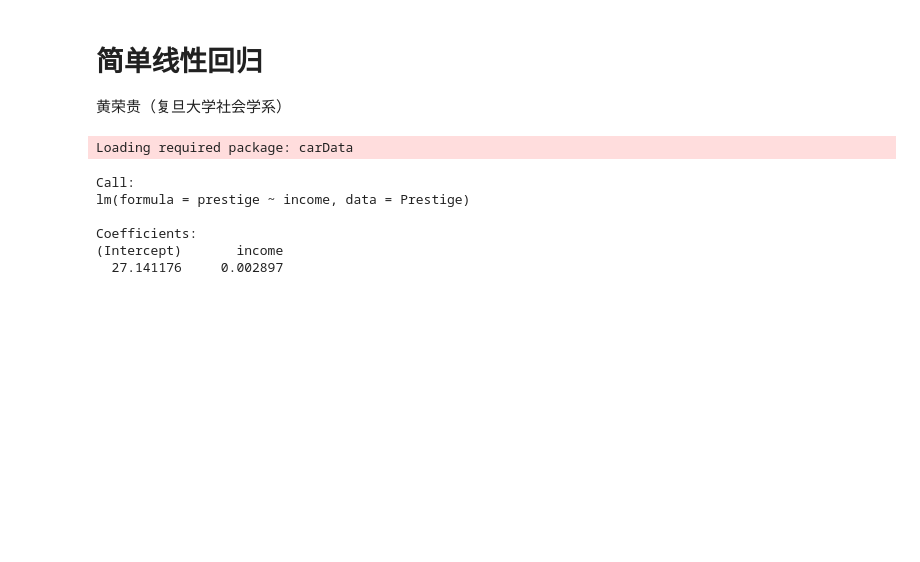
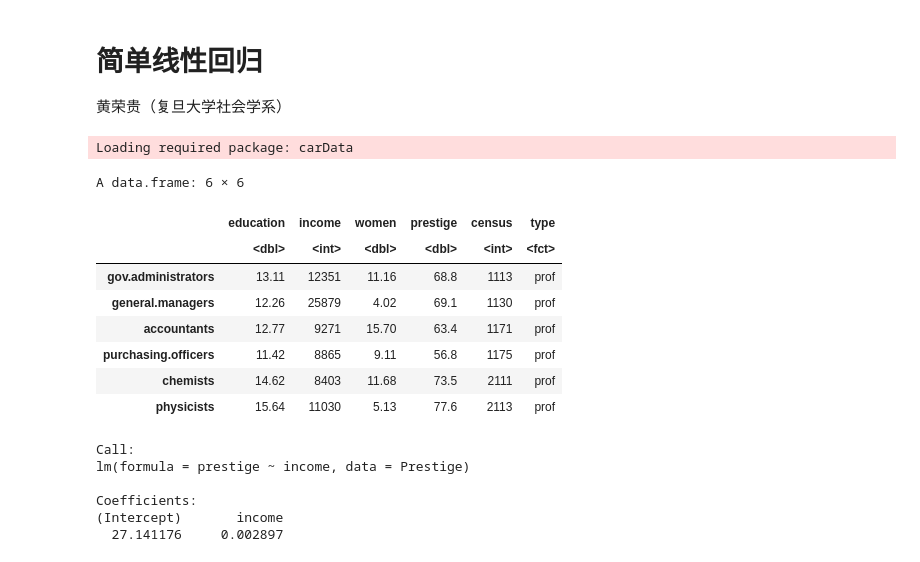
Before and after one commit to Ronggui/SOCI620004, a Jupyter notebook: Simple regression.ipynb, the cells around one changed output. Drawn from its saved outputs; the diff is of its cells as text; code cells hidden in the pictures; blank space fills up the shorter version.

```diff
--- a/Simple regression.ipynb
+++ b/Simple regression.ipynb
@@ -6,6 +6,18 @@
 library(car)
 # %% [output]
 Loading required package: carData
+# %%
+head(Prestige)
+# %% [output]
+A data.frame: 6 × 6
+|  | education | income | women | prestige | census | type |
+|  | <dbl> | <int> | <dbl> | <dbl> | <int> | <fct> |
+| gov.administrators | 13.11 | 12351 | 11.16 | 68.8 | 1113 | prof |
+| general.managers | 12.26 | 25879 | 4.02 | 69.1 | 1130 | prof |
+| accountants | 12.77 | 9271 | 15.70 | 63.4 | 1171 | prof |
+| purchasing.officers | 11.42 | 8865 | 9.11 | 56.8 | 1175 | prof |
+| chemists | 14.62 | 8403 | 11.68 | 73.5 | 2111 | prof |
+| physicists | 15.64 | 11030 | 5.13 | 77.6 | 2113 | prof |
 # %%
 srm = lm(prestige ~ income, data=Prestige)
 
```
Also changed, not shown: parts of 2 cells of this notebook, 9 other files.
